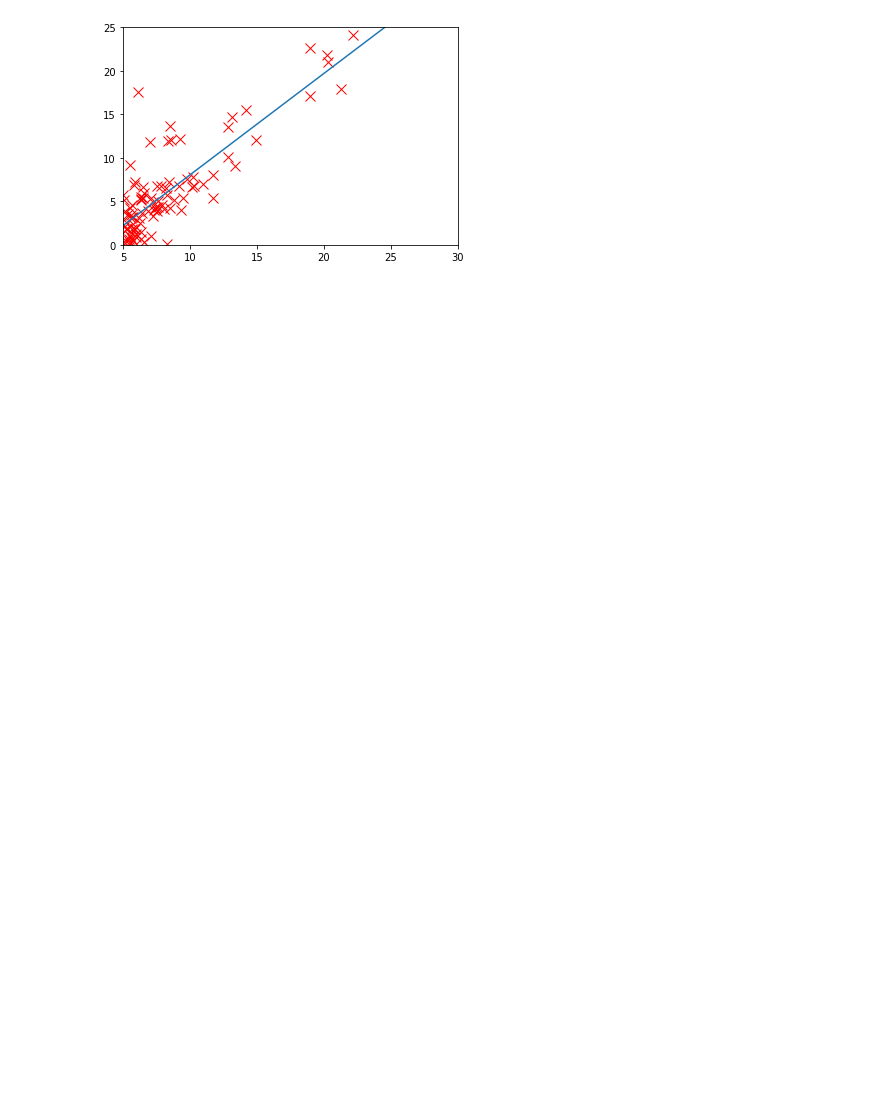
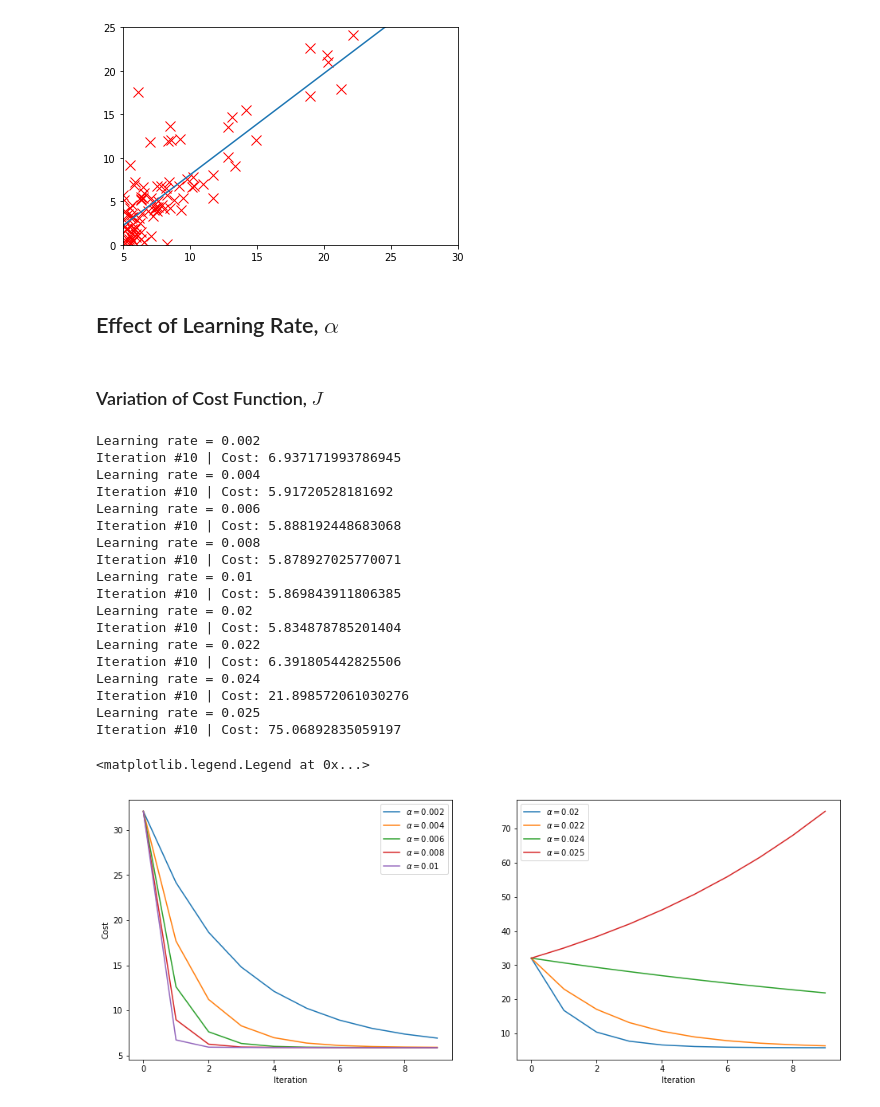
Before and after one commit to RA251995/ML-Exercises, a Jupyter notebook: Linear Regression.ipynb, the cells around one changed output. Saved outputs shown, nothing was run; the diff lists cells and outputs as text; code cells hidden in the pictures; blank space fills up the shorter version.

```diff
--- a/Linear Regression.ipynb
+++ b/Linear Regression.ipynb
@@ -246,3 +248,66 @@ HTML(anim.to_html5_video())
 # %% [output]
 [interactive output not drawn]
 [figure]
+# %% [markdown]
+## Effect of Learning Rate, $\alpha$
+# %% [markdown]
+### Variation of Cost Function, $J$
+# %%
+# Set hyperparameters
+n_iterations = 10
+
+plt.figure(figsize=(16, 6))
+ax1 = plt.subplot(1, 2, 1)
+ax2 = plt.subplot(1, 2, 2)
+
+alphas_d = [0.002, 0.004, 0.006, 0.008, 0.010]
+for alpha in alphas_d:
+    print("Learning rate =", alpha)
+
+    # Initialize parameters
+    theta = np.zeros((n,1))
+    b = 0.
+
+    # Run gradient descent
+    theta, b, J_iterations, theta_iterations, b_iterations = gradientDescent(X, y, theta, b, alpha, n_iterations)
+
+    ax1.plot(J_iterations, label=r'$\alpha = $'+str(alpha))
+ax1.set_ylabel("Cost")
+ax1.set_xlabel("Iteration")
+ax1.legend()
+
+alphas_i = [0.020, 0.022, 0.024, 0.025]
+for alpha in alphas_i:
+    print("Learning rate =", alpha)
+
+    # Initialize parameters
+    theta = np.zeros((n,1))
+    b = 0.
+
+    # Run gradient descent
+    theta, b, J_iterations, theta_iterations, b_iterations = gradientDescent(X, y, theta, b, alpha, n_iterations)
+
+    ax2.plot(J_iterations, label=r'$\alpha = $'+str(alpha))
+ax2.set_xlabel("Iteration")
+ax2.legend()
+# %% [output]
+Learning rate = 0.002
+Iteration #10 | Cost: 6.937171993786945
+Learning rate = 0.004
+Iteration #10 | Cost: 5.91720528181692
+Learning rate = 0.006
+Iteration #10 | Cost: 5.888192448683068
+Learning rate = 0.008
+Iteration #10 | Cost: 5.878927025770071
+Learning rate = 0.01
+Iteration #10 | Cost: 5.869843911806385
+Learning rate = 0.02
+Iteration #10 | Cost: 5.834878785201404
+Learning rate = 0.022
+Iteration #10 | Cost: 6.391805442825506
+Learning rate = 0.024
+Iteration #10 | Cost: 21.898572061030276
+Learning rate = 0.025
+Iteration #10 | Cost: 75.06892835059197
+<matplotlib.legend.Legend at 0x...>
+[figure, added]
```
Also changed, not shown: parts of 12 cells of this notebook, 3 other files.
